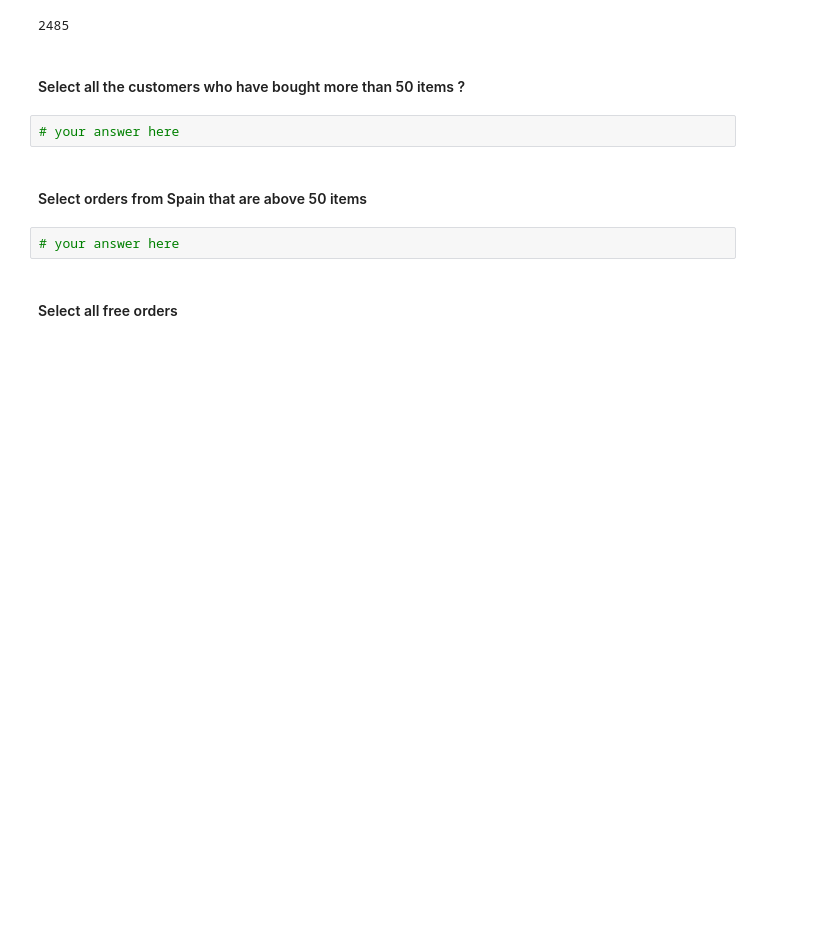
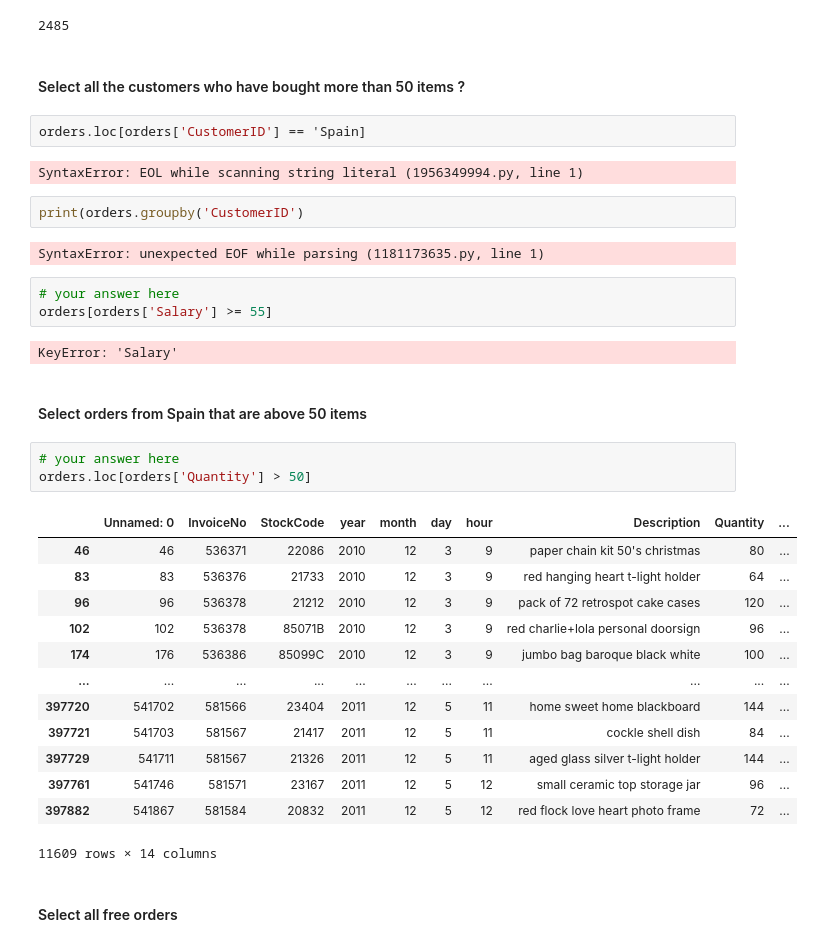
Before and after one commit to Ironhack-data-bcn-oct-2022/lab-descriptive-stats, a Jupyter notebook: your-code/main.ipynb, the cells around one changed output. Drawn from its saved outputs; the diff is of its cells as text; blank space fills up the shorter version.

```diff
--- a/your-code/main.ipynb
+++ b/your-code/main.ipynb
@@ -450,12 +463,38 @@ orders['Country'].value_counts()['Spain']
 2485
 # %% [markdown]
 #### Select all the customers who have bought more than 50 items ?
+# %%
+orders.loc[orders['CustomerID'] == 'Spain]
+# %% [output]
+SyntaxError: EOL while scanning string literal (1956349994.py, line 1)
+# %%
+print(orders.groupby('CustomerID')
+# %% [output]
+SyntaxError: unexpected EOF while parsing (1181173635.py, line 1)
 # %%
 # your answer here
+orders[orders['Salary'] >= 55]
+# %% [output]
+KeyError: 'Salary'
 # %% [markdown]
 #### Select orders from Spain that are above 50 items
 # %%
 # your answer here
+orders.loc[orders['Quantity'] > 50]
+# %% [output]
+|  | Unnamed: 0 | InvoiceNo | StockCode | year | month | day | hour | Description | Quantity | ... |
+| 46 | 46 | 536371 | 22086 | 2010 | 12 | 3 | 9 | paper chain kit 50's christmas | 80 | ... |
+| 83 | 83 | 536376 | 21733 | 2010 | 12 | 3 | 9 | red hanging heart t-light holder | 64 | ... |
+| 96 | 96 | 536378 | 21212 | 2010 | 12 | 3 | 9 | pack of 72 retrospot cake cases | 120 | ... |
+| 102 | 102 | 536378 | 85071B | 2010 | 12 | 3 | 9 | red charlie+lola personal doorsign | 96 | ... |
+| 174 | 176 | 536386 | 85099C | 2010 | 12 | 3 | 9 | jumbo bag baroque black white | 100 | ... |
+| ... | ... | ... | ... | ... | ... | ... | ... | ... | ... | ... |
+| 397720 | 541702 | 581566 | 23404 | 2011 | 12 | 5 | 11 | home sweet home blackboard | 144 | ... |
+| 397721 | 541703 | 581567 | 21417 | 2011 | 12 | 5 | 11 | cockle shell dish | 84 | ... |
+| 397729 | 541711 | 581567 | 21326 | 2011 | 12 | 5 | 11 | aged glass silver t-light holder | 144 | ... |
+| 397761 | 541746 | 581571 | 23167 | 2011 | 12 | 5 | 12 | small ceramic top storage jar | 96 | ... |
+| 397882 | 541867 | 581584 | 20832 | 2011 | 12 | 5 | 12 | red flock love heart photo frame | 72 | ... |
+11609 rows × 14 columns
 # %% [markdown]
 #### Select all free orders
 # %%
```
Also changed, not shown: parts of 11 cells of this notebook.
